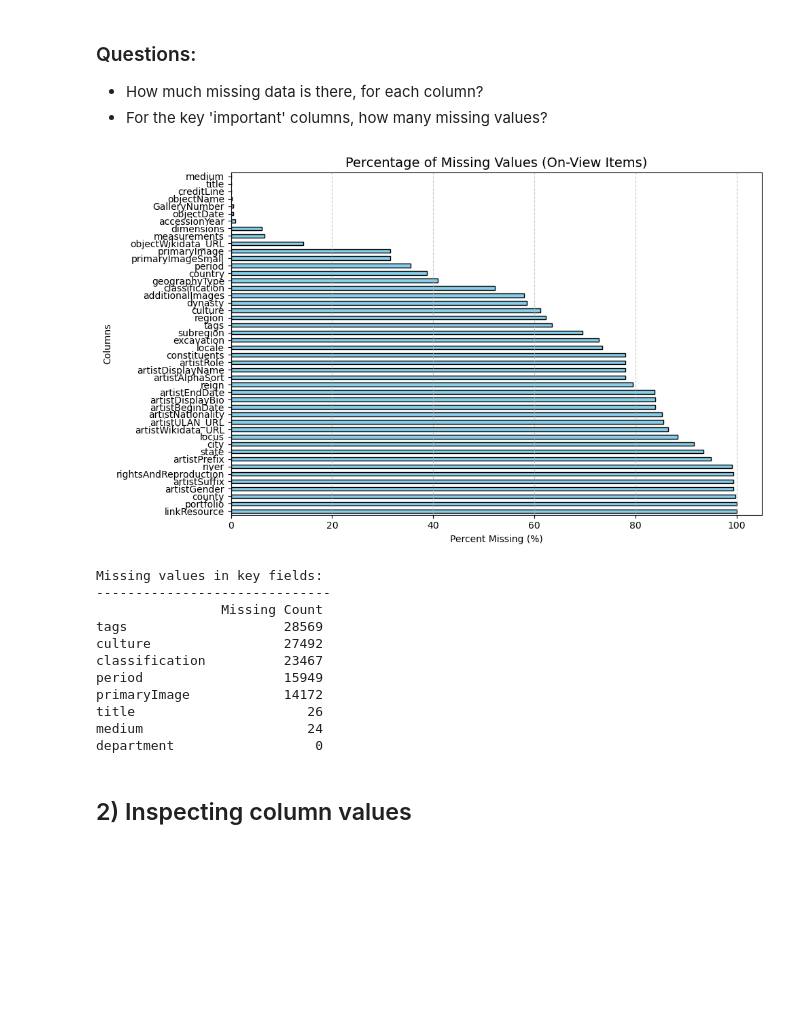
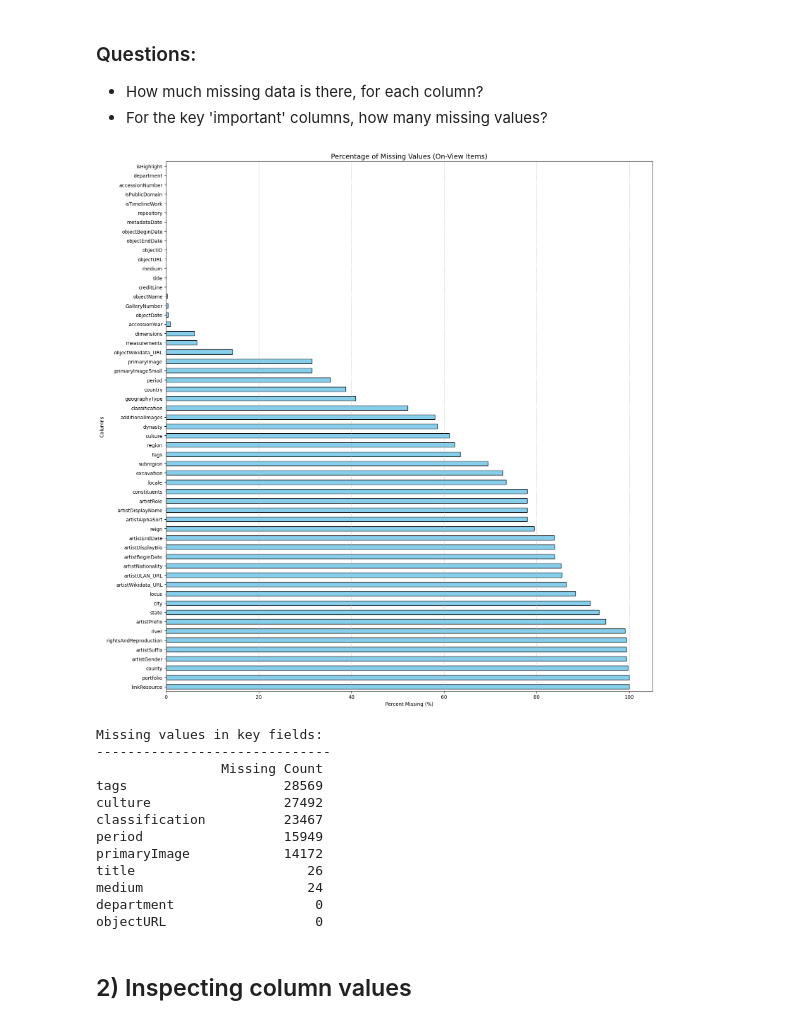
Before and after one commit to tom4sg/met-tour-project, a Jupyter notebook: dataset_eda.ipynb, the cells around one changed output. Drawn from its saved outputs; the diff is of its cells as text; code cells hidden in the pictures; blank space fills up the shorter version.

```diff
--- a/dataset_eda.ipynb
+++ b/dataset_eda.ipynb
@@ -191,28 +197,28 @@ df_onview['embedding_text'] = df_onview.apply(build_embedding_text, axis=1)
 - For the key 'important' columns, how many missing values?
 # %%
 # visualize missing data for onview objects
-plt.figure(figsize=(10, 6))
+plt.figure(figsize=(16, 16))
 missing_pct = df_onview.isnull().mean().sort_values(ascending=False) * 100
-missing_pct = missing_pct[missing_pct > 0]
+missing_pct = missing_pct[missing_pct >= 0]
 
 missing_pct.plot(kind='barh', color='skyblue', edgecolor='black')
 plt.title('Percentage of Missing Values (On-View Items)', fontsize=14)
 plt.xlabel('Percent Missing (%)')
 plt.ylabel('Columns')
 plt.grid(axis='x', linestyle='--', alpha=0.7)
 plt.tight_layout()
 plt.show()
 
 # check key recommendation columns
 key_fields = ['title', 'department', 'culture', 'period', 'medium',
-              'classification', 'tags', 'primaryImage']
+              'classification', 'tags', 'primaryImage', 'objectURL']
 
 print("Missing values in key fields:")
 print("-" * 30)
 
 print(df_onview[key_fields].isnull().sum().sort_values(ascending=False).to_frame(name='Missing Count'))
 # %% [output]
-[figure, old version]
+[figure, new version]
 Missing values in key fields:
 ------------------------------
                 Missing Count
@@ -224,6 +230,7 @@ primaryImage            14172
 title                      26
 medium                     24
 department                  0
+objectURL                   0
 # %% [markdown]
 ## 2) Inspecting column values
 # %%
```
Also changed, not shown: parts of 23 cells of this notebook.
